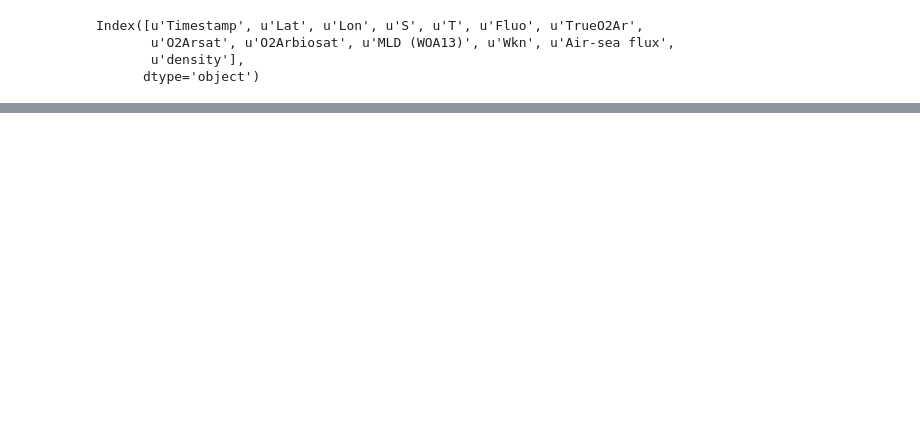
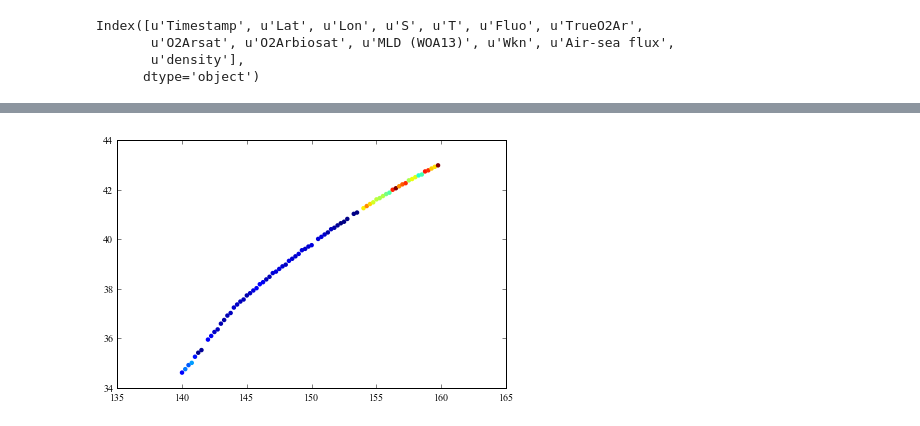
Before and after one commit to sophieclayton/kuroshio_productivity, a Jupyter notebook: SLA_NCP_corr.ipynb, the cells around one changed output, grey strips where cells are left out. Saved outputs shown, nothing was run; the diff lists cells and outputs as text; code cells hidden in the pictures; blank space fills up the shorter version.

```diff
--- a/SLA_NCP_corr.ipynb
+++ b/SLA_NCP_corr.ipynb
@@ -111,0 +156,43 @@ T_SSH.close()
+# %%
+T_SSH = Dataset(files[5], mode='r')
+slaT = np.squeeze(T_SSH.variables['sla'][:])
+lons = T_SSH.variables['lon'][:]
+lats = T_SSH.variables['lat'][:]
+
+ncp = Tian['Air-sea flux'].values
+
+T_SSH.close()
+
+sla_track = []
+new_lat = []
+spacing = 0.25
+
+x = lons
+y = lats
+
+xnew = Tian['Lon'].values
+ynew = Tian['Lat'].values
+
+x = np.arange(140, 160.25, 0.25)
+
+for n in range(len(x)):
+
+    k = np.where((xnew < (x[n] + (spacing*0.5))) & (xnew > (x[n] - (spacing*0.5))))
+    #print ynew[k], np.mean(ynew[k])
+    #l = np.where((np.mean(ynew[k]) < (y + (spacing*0.5))) & (np.mean(ynew[k]) > (y - (spacing*0.5))))
+
+    l = np.mean(ynew[k])
+    m = np.mean(ncp[k])
+    if np.isfinite(m) & np.isfinite(l):
+        sla_track.append(m)
+        new_lat.append(l)
+    else:
+        sla_track.append(np.nan)
+        new_lat.append(np.nan)
+
+    #print xnew[n], ynew[n], k, l, m
+
+plt.scatter(x, new_lat, c = sla_track, s = 20, lw = 0)
+plt.show()
+# %% [output]
+[figure, added]
```
Also changed, not shown: parts of 9 cells of this notebook.
